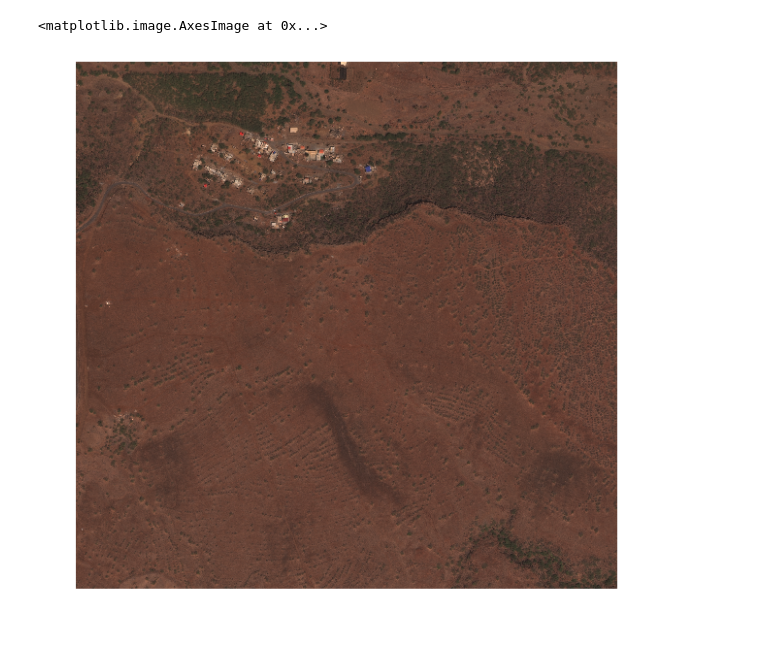
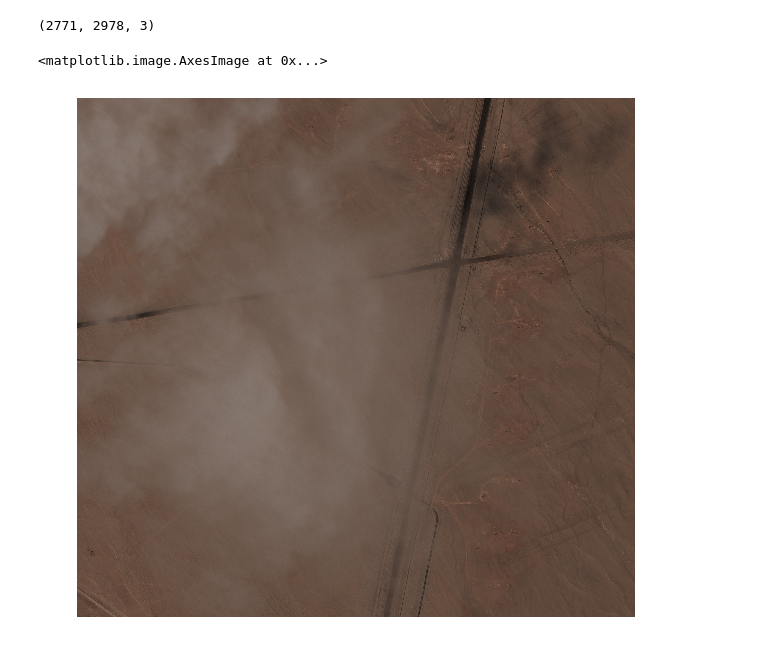
Before and after one commit to majodu/GANs, a Jupyter notebook: data_utilities/xView Processing.ipynb, the cells around one changed output. Cells and saved outputs as stored; diff of their text form; code cells hidden in the pictures.

```diff
--- a/data_utilities/xView Processing.ipynb
+++ b/data_utilities/xView Processing.ipynb
@@ -8,11 +15,14 @@ import csv
 # %%
 #Load an image
-chip_name =  '../training_data/training_images/10.tif'
-arr = wv.get_image(chip_name)
-
+chip_size = (224,224)
+chip_name =  '659.tif'
+file_name = '../data/train/' + chip_name
+arr = wv.get_image(file_name)
+print(arr.shape)
 plt.figure(figsize=(10,10))
 plt.axis('off')
 plt.imshow(arr)
 # %% [output]
-<matplotlib.image.AxesImage at 0x...>
+(2771, 2978, 3)
+<matplotlib.image.AxesImage at 0x...>
-[figure, old version]
+[figure, new version]
```
Also changed, not shown: parts of 11 cells of this notebook, 7 other files.
